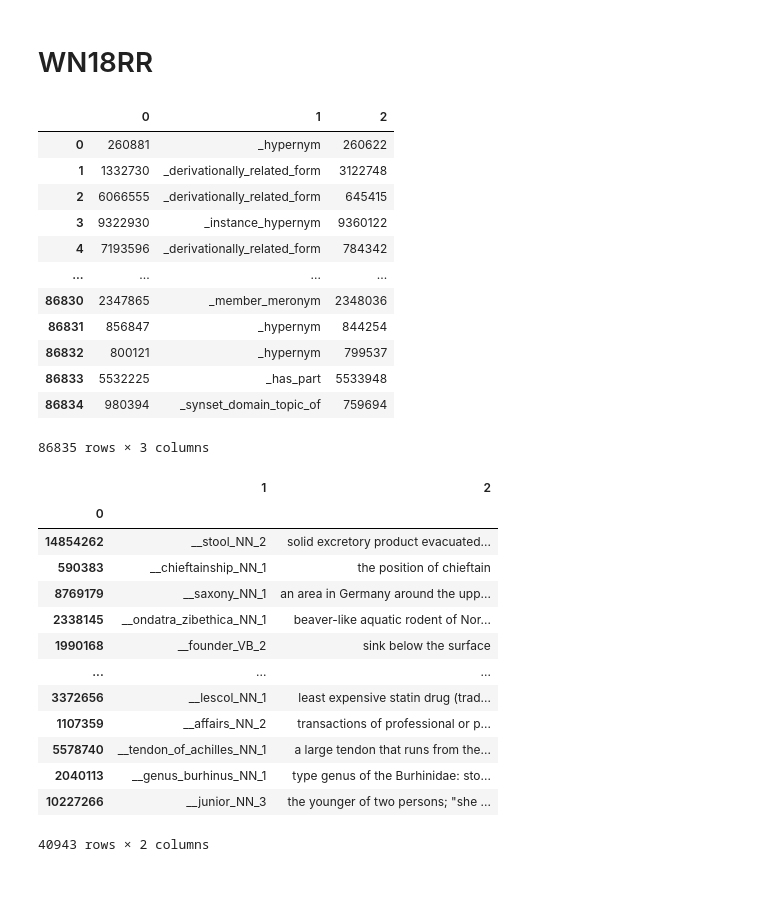
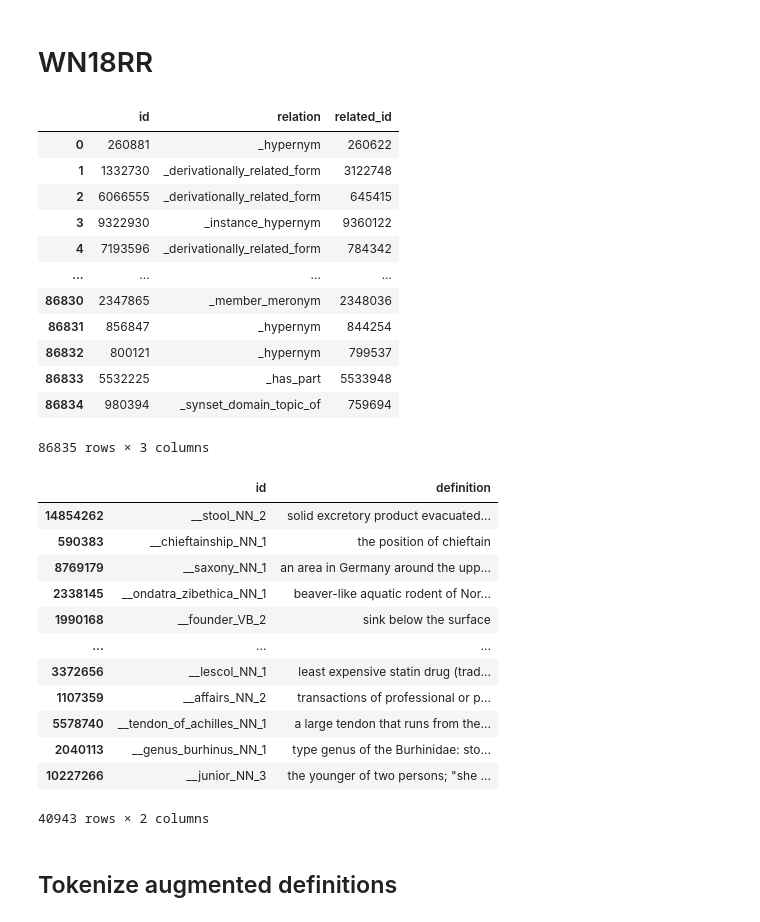
Before and after one commit to jpelayx/nlp, a Jupyter notebook: dataset.ipynb, the cells around one changed output. Cells and saved outputs as stored; diff of their text form; code cells hidden in the pictures; blank space fills up the shorter version.

```diff
--- a/dataset.ipynb
+++ b/dataset.ipynb
@@ -442,10 +442,10 @@ wordnet.edge2id
 # %%
 import pandas as pd
 # %%
-relations = pd.read_csv("data/wn18rr/train.txt", sep="\t", header=None)
+relations = pd.read_csv("data/wn18rr/train.txt", sep="\t", header=None, names=["id", "relation", "related_id"])
 relations
 # %% [output]
-|  | 0 | 1 | 2 |
+|  | id | relation | related_id |
 | 0 | 260881 | _hypernym | 260622 |
 | 1 | 1332730 | _derivationally_related_form | 3122748 |
 | 2 | 6066555 | _derivationally_related_form | 645415 |
@@ -459,11 +459,10 @@ relations
 | 86834 | 980394 | _synset_domain_topic_of | 759694 |
 86835 rows × 3 columns
 # %%
-definitions = pd.read_csv("data/wn18rr/definitions.txt", sep="\t", header=None, index_col=0)
+definitions = pd.read_csv("data/wn18rr/definitions.txt", sep="\t", header=None, index_col=0, names=["id", "definition"])
 definitions
 # %% [output]
-|  | 1 | 2 |
-| 0 |  |  |
+|  | id | definition |
 | 14854262 | __stool_NN_2 | solid excretory product evacuated... |
 | 590383 | __chieftainship_NN_1 | the position of chieftain |
 | 8769179 | __saxony_NN_1 | an area in Germany around the upp... |
@@ -476,3 +475,5 @@ definitions
 | 2040113 | __genus_burhinus_NN_1 | type genus of the Burhinidae: sto... |
 | 10227266 | __junior_NN_3 | the younger of two persons; "she ... |
 40943 rows × 2 columns
+# %% [markdown]
+## Tokenize augmented definitions
```
Also changed, not shown: parts of 12 cells of this notebook, 4 other files.
